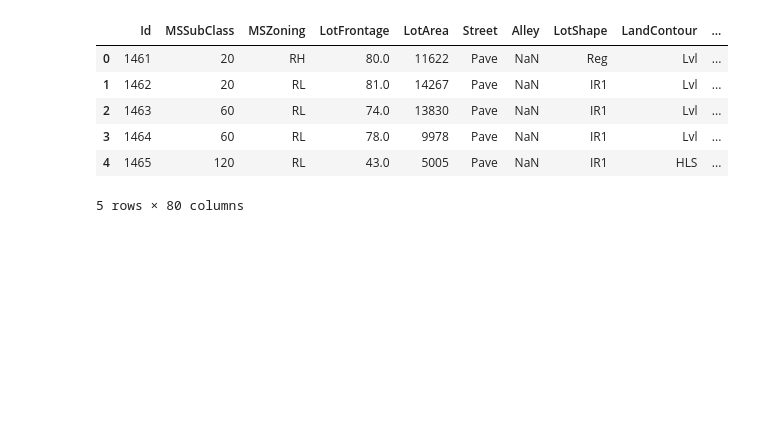
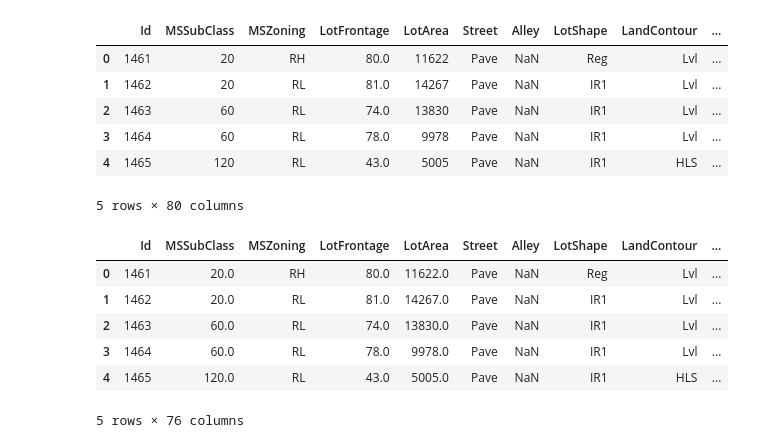
Before and after one commit to ZainFaisal005/Kaggle-Competitions, a Jupyter notebook: House_Price_Prediction/House_Price_Prediction.ipynb, the cells around one changed output. Drawn from its saved outputs; the diff is of its cells as text; code cells hidden in the pictures; blank space fills up the shorter version.

```diff
--- a/House_Price_Prediction/House_Price_Prediction.ipynb
+++ b/House_Price_Prediction/House_Price_Prediction.ipynb
@@ -155,4 +224,12 @@ test_df.head()
 | 3 | 1464 | 60 | RL | 78.0 | 9978 | Pave | NaN | IR1 | Lvl | ... |
 | 4 | 1465 | 120 | RL | 43.0 | 5005 | Pave | NaN | IR1 | HLS | ... |
 5 rows × 80 columns
+# %%
+test_df['Age'] = test_df['YrSold'] - test_df['YearBuilt']
+test_df['TotalSF'] = test_df['TotalBsmtSF'] + test_df['1stFlrSF'] + test_df['2ndFlrSF']
+test_df['Interaction'] = test_df['GrLivArea'] * test_df['OverallQual']
+# %%
+test_df.drop(columns=['YrSold','YearBuilt', 'TotalBsmtSF', '1stFlrSF', '2ndFlrSF', 'GrLivArea', 'OverallQual'], inplace=True)
+# %%
+test_df = cap_outliers(test_df)
 # %%
@@ -160,3 +237,15 @@ y_pred_submission = pipe.predict(test_df.drop(columns=['Id']))
+# %%
+test_df['Id'] = test_df['Id'].astype('int64')
+# %%
+test_df.head()
+# %% [output]
+|  | Id | MSSubClass | MSZoning | LotFrontage | LotArea | Street | Alley | LotShape | LandContour | ... |
+| 0 | 1461 | 20.0 | RH | 80.0 | 11622.0 | Pave | NaN | Reg | Lvl | ... |
+| 1 | 1462 | 20.0 | RL | 81.0 | 14267.0 | Pave | NaN | IR1 | Lvl | ... |
+| 2 | 1463 | 60.0 | RL | 74.0 | 13830.0 | Pave | NaN | IR1 | Lvl | ... |
+| 3 | 1464 | 60.0 | RL | 78.0 | 9978.0 | Pave | NaN | IR1 | Lvl | ... |
+| 4 | 1465 | 120.0 | RL | 43.0 | 5005.0 | Pave | NaN | IR1 | HLS | ... |
+5 rows × 76 columns
 # %%
 submission_df = pd.DataFrame({'Id': test_df['Id'], 'SalePrice': y_pred_submission})
 submission_df.to_csv('submission.csv', index=False)
```
Also changed, not shown: parts of 20 cells of this notebook, 1 other file.
